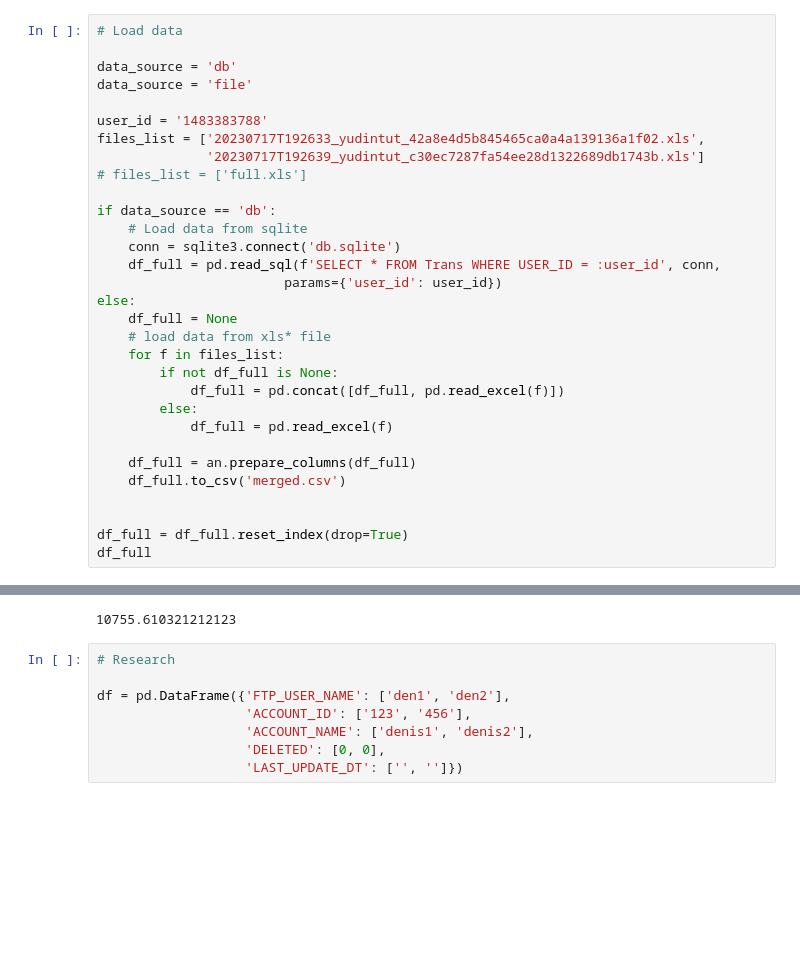
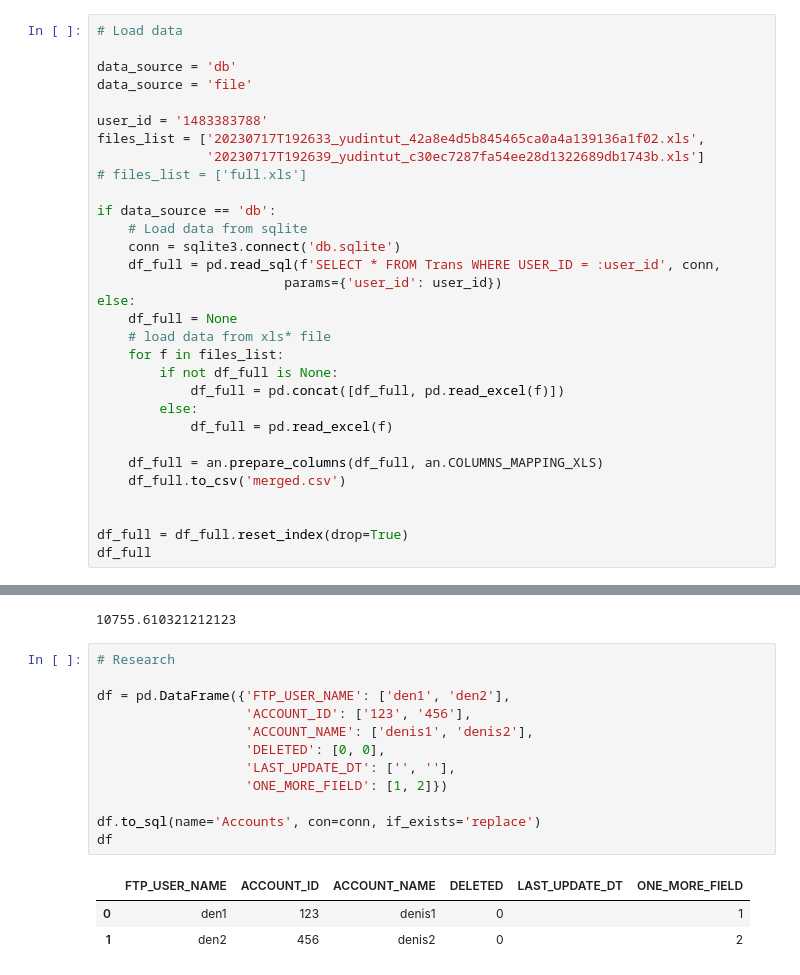
Before and after one commit to sournk/rf-history, a Jupyter notebook: research/analize.ipynb, the cells around one changed output, grey strips where cells are left out. Drawn from its saved outputs; the diff is of its cells as text; blank space fills up the shorter version.

```diff
--- a/research/analize.ipynb
+++ b/research/analize.ipynb
@@ -39,7 +36,7 @@ else:
         else:
             df_full = pd.read_excel(f)
 
-    df_full = an.prepare_columns(df_full)
+    df_full = an.prepare_columns(df_full, an.COLUMNS_MAPPING_XLS)
     df_full.to_csv('merged.csv')
 
 
@@ -395,8 +380,16 @@ df_o2.groupby('DK_DAY').agg({
 # %%
 # Research
 
 df = pd.DataFrame({'FTP_USER_NAME': ['den1', 'den2'],
                    'ACCOUNT_ID': ['123', '456'],
                    'ACCOUNT_NAME': ['denis1', 'denis2'],
                    'DELETED': [0, 0],
-                   'LAST_UPDATE_DT': ['', '']})
+                   'LAST_UPDATE_DT': ['', ''],
+                   'ONE_MORE_FIELD': [1, 2]})
+
+df.to_sql(name='Accounts', con=conn, if_exists='replace')
+df
+# %% [output]
+|  | FTP_USER_NAME | ACCOUNT_ID | ACCOUNT_NAME | DELETED | LAST_UPDATE_DT | ONE_MORE_FIELD |
+| 0 | den1 | 123 | denis1 | 0 |  | 1 |
+| 1 | den2 | 456 | denis2 | 0 |  | 2 |
```
Also changed, not shown: parts of 6 cells of this notebook, 17 other files.
